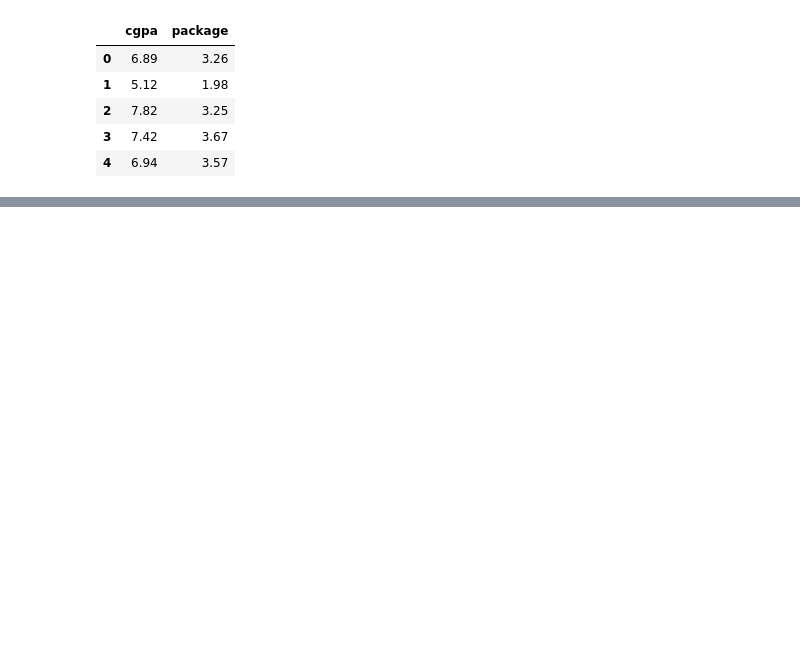
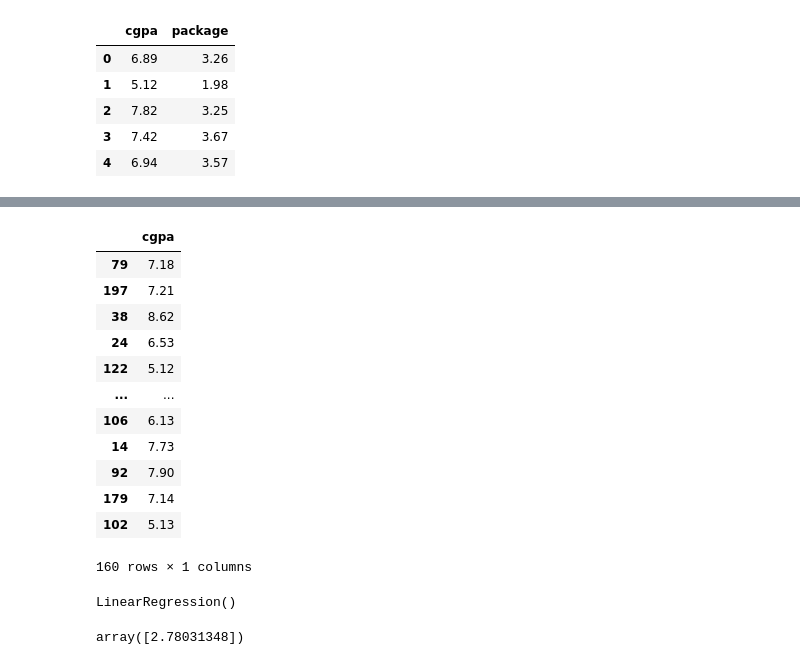
Before and after one commit to Vedshinde06/Machine_learning, a Jupyter notebook: 25-simple-linear-regression.ipynb, the cells around one changed output, grey strips where cells are left out. Saved outputs shown, nothing was run; the diff lists cells and outputs as text; code cells hidden in the pictures; blank space fills up the shorter version.

Commit message:
Kaggle Notebook | 25. Simple linear regression | Version 3

```diff
--- a/25-simple-linear-regression.ipynb
+++ b/25-simple-linear-regression.ipynb
@@ -34,0 +42,3 @@ df.head()
+# %%
+x = df.iloc[:,0:1]
+y = df.iloc[:,-1]
@@ -34,0 +62,18 @@ df.head()
+# %%
+x_train,x_test,y_train,y_test = train_test_split(x,y,random_state=42,test_size=0.2)
+# %%
+x_train
+# %% [output]
+|  | cgpa |
+| 79 | 7.18 |
+| 197 | 7.21 |
+| 38 | 8.62 |
+| 24 | 6.53 |
+| 122 | 5.12 |
+| ... | ... |
+| 106 | 6.13 |
+| 14 | 7.73 |
+| 92 | 7.90 |
+| 179 | 7.14 |
+| 102 | 5.13 |
+160 rows × 1 columns
@@ -34,0 +84,8 @@ df.head()
+# %%
+lr.fit(x_train,y_train)
+# %% [output]
+LinearRegression()
+# %%
+lr.predict(x_test.iloc[0].values.reshape(-1,1))
+# %% [output]
+array([2.78031348])
```
Also changed, not shown: parts of 6 cells of this notebook.
